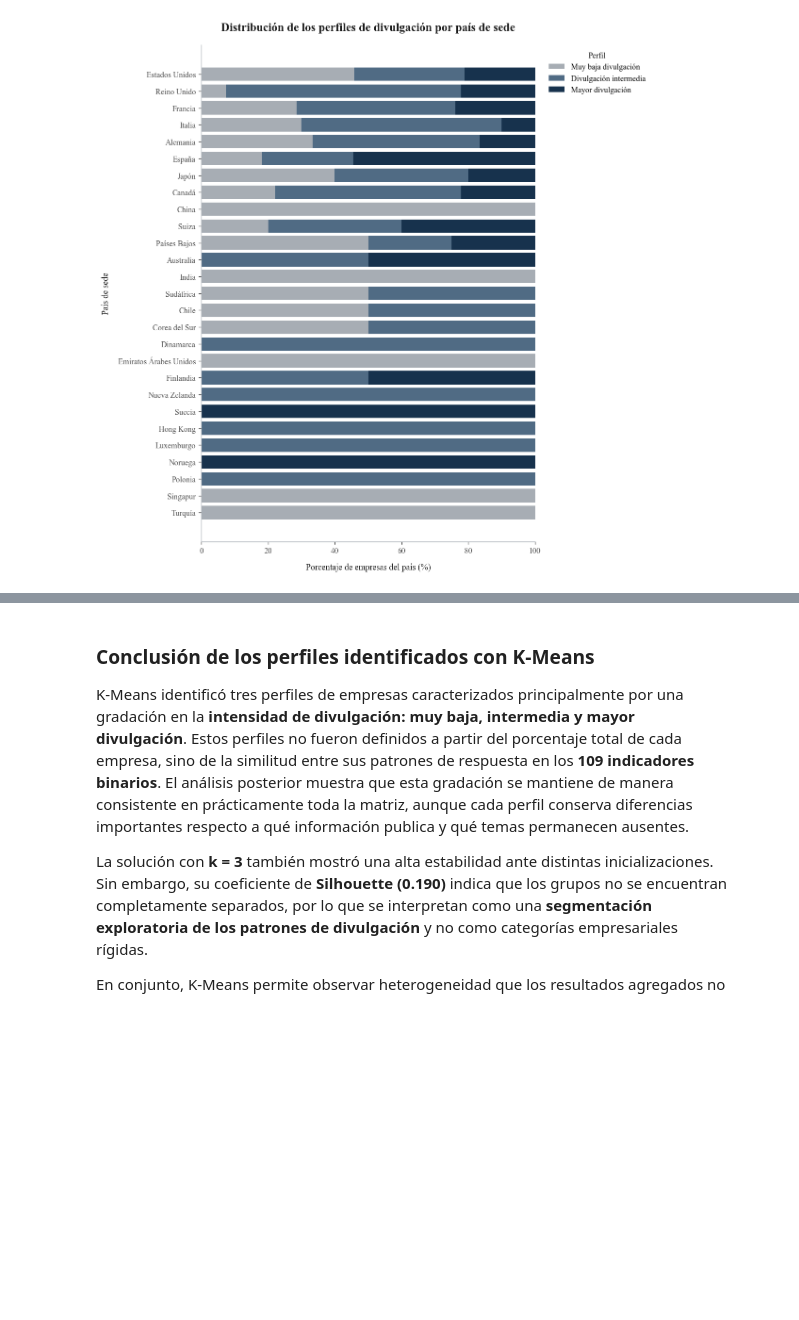
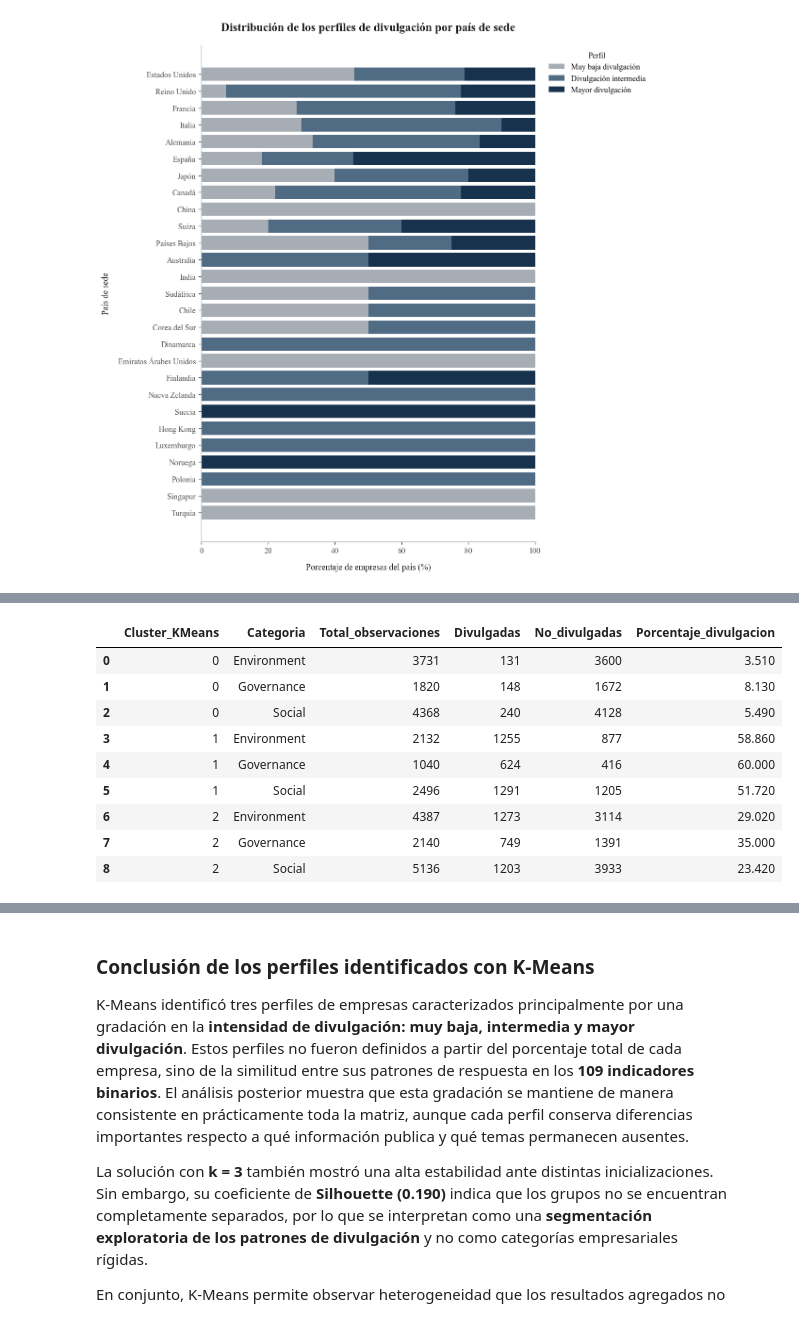
Before and after one commit to avrilsalazarrodriguez/fashion-transparency-index-2023, a Jupyter notebook: scripts/04_Agrupamiento_de_empresas (clustering).ipynb, the cells around one changed output, grey strips where cells are left out. Saved outputs shown, nothing was run; the diff lists cells and outputs as text; code cells hidden in the pictures; blank space fills up the shorter version.

Commit message:
Agrega Sankey, análisis por países y reflexión del clustering jerárquico

```diff
--- a/scripts/04_Agrupamiento_de_empresas (clustering).ipynb
+++ b/scripts/04_Agrupamiento_de_empresas (clustering).ipynb
@@ -2626,0 +2642,73 @@ Por último, los resultados de los países representados por pocas empresas debe
+# %%
+# Construimos una vista integrada de los perfiles obtenidos
+# mediante K-Means utilizando las observaciones empresa-indicador
+
+# Partimos de la matriz en formato largo construida previamente,
+# que contiene una fila por empresa, indicador y cluster
+sankey_kmeans = (
+    X_largo_esg
+    .copy()
+)
+
+# Calculamos, para cada cluster y categoría,
+# el número total de observaciones empresa-indicador
+# y cuántas de ellas corresponden a divulgación (1).
+resumen_sankey = (
+    sankey_kmeans
+    .groupby(
+        [
+            "Cluster_KMeans",
+            "Categoria"
+        ],
+        as_index=False
+    )
+    .agg(
+        Total_observaciones=("Divulga", "size"),
+        Divulgadas=("Divulga", "sum")
+    )
+)
+
+# Calculamos las observaciones no divulgadas
+resumen_sankey[
+    "No_divulgadas"
+] = (
+    resumen_sankey[
+        "Total_observaciones"
+    ]
+    -
+    resumen_sankey[
+        "Divulgadas"
+    ]
+)
+
+# Calculamos el porcentaje de divulgación
+# únicamente para incorporarlo en las etiquetas
+resumen_sankey[
+    "Porcentaje_divulgacion"
+] = (
+    resumen_sankey[
+        "Divulgadas"
+    ]
+    /
+    resumen_sankey[
+        "Total_observaciones"
+    ]
+    *
+    100
+).round(2)
+
+
+display(
+    resumen_sankey
+)
+# %% [output]
+|  | Cluster_KMeans | Categoria | Total_observaciones | Divulgadas | No_divulgadas | Porcentaje_divulgacion |
+| 0 | 0 | Environment | 3731 | 131 | 3600 | 3.510 |
+| 1 | 0 | Governance | 1820 | 148 | 1672 | 8.130 |
+| 2 | 0 | Social | 4368 | 240 | 4128 | 5.490 |
+| 3 | 1 | Environment | 2132 | 1255 | 877 | 58.860 |
+| 4 | 1 | Governance | 1040 | 624 | 416 | 60.000 |
+| 5 | 1 | Social | 2496 | 1291 | 1205 | 51.720 |
+| 6 | 2 | Environment | 4387 | 1273 | 3114 | 29.020 |
+| 7 | 2 | Governance | 2140 | 749 | 1391 | 35.000 |
+| 8 | 2 | Social | 5136 | 1203 | 3933 | 23.420 |
```
Also changed, not shown: parts of 9 cells of this notebook, 4 other files.
